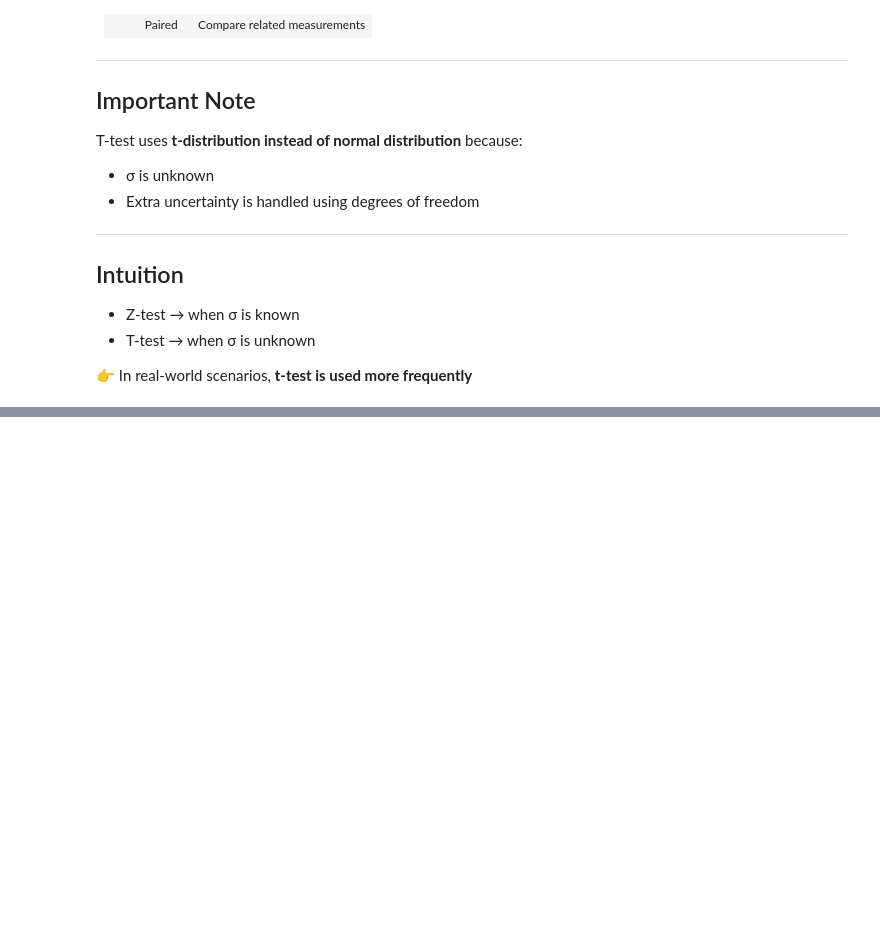
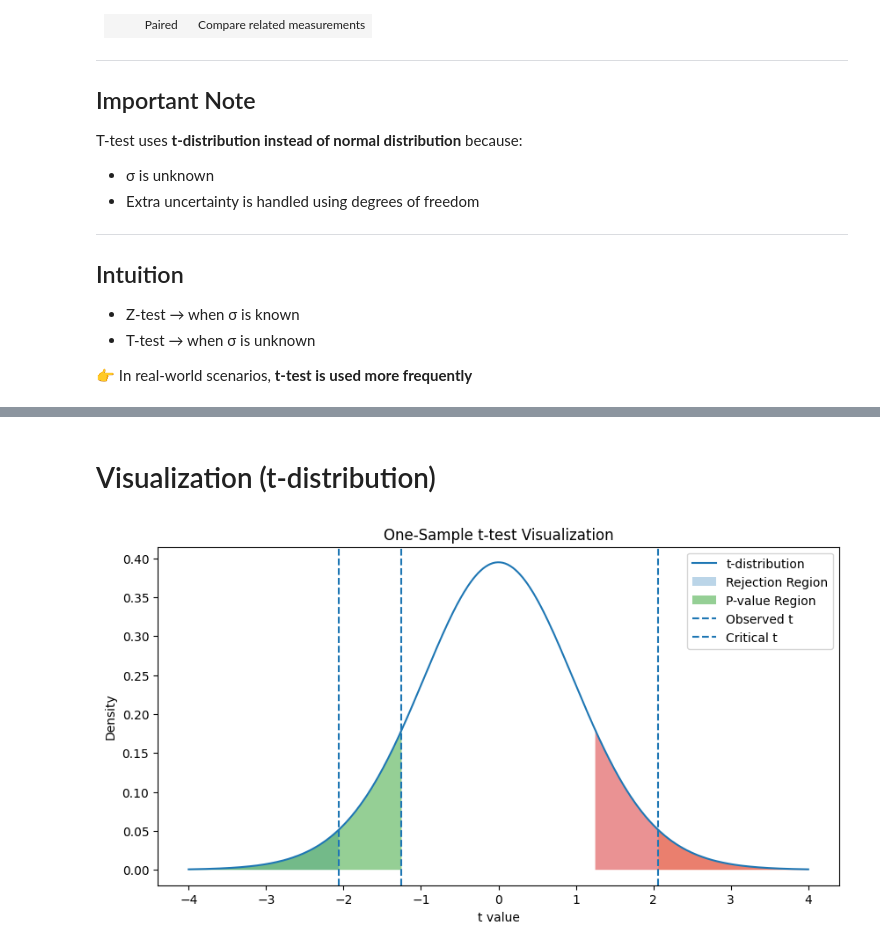
Before and after one commit to mapurva/CodeWorkspace, a Jupyter notebook: Hypothesis_Testing.ipynb, the cells around one changed output, grey strips where cells are left out. Saved outputs shown, nothing was run; the diff lists cells and outputs as text; code cells hidden in the pictures; blank space fills up the shorter version.

```diff
--- a/Hypothesis_Testing.ipynb
+++ b/Hypothesis_Testing.ipynb
@@ -2709,0 +2835,39 @@ T-test uses **t-distribution instead of normal distribution** because:
+# %% [markdown]
+# Visualization (t-distribution)
+# %%
+import matplotlib.pyplot as plt
+from scipy.stats import t
+
+x = np.linspace(-4,4,500)
+y = t.pdf(x, df)
+
+plt.figure(figsize=(10,5))
+plt.plot(x,y,label="t-distribution")
+
+# rejection regions
+x_left = np.linspace(-4,-t_critical,200)
+x_right = np.linspace(t_critical,4,200)
+
+plt.fill_between(x_left, t.pdf(x_left, df), alpha=0.3, label="Rejection Region")
+plt.fill_between(x_right, t.pdf(x_right, df), alpha=0.3)
+
+# p-value regions
+x_p_left = np.linspace(-4,t_stat,200)
+x_p_right = np.linspace(abs(t_stat),4,200)
+
+plt.fill_between(x_p_left, t.pdf(x_p_left, df), alpha=0.5, label="P-value Region")
+plt.fill_between(x_p_right, t.pdf(x_p_right, df), alpha=0.5)
+
+# lines
+plt.axvline(t_stat, linestyle='--', label="Observed t")
+plt.axvline(-t_critical, linestyle='--', label="Critical t")
+plt.axvline(t_critical, linestyle='--')
+
+plt.title("One-Sample t-test Visualization")
+plt.xlabel("t value")
+plt.ylabel("Density")
+plt.legend()
+
+plt.show()
+# %% [output]
+[figure, added]
```
Also changed, not shown: parts of 13 cells of this notebook.
